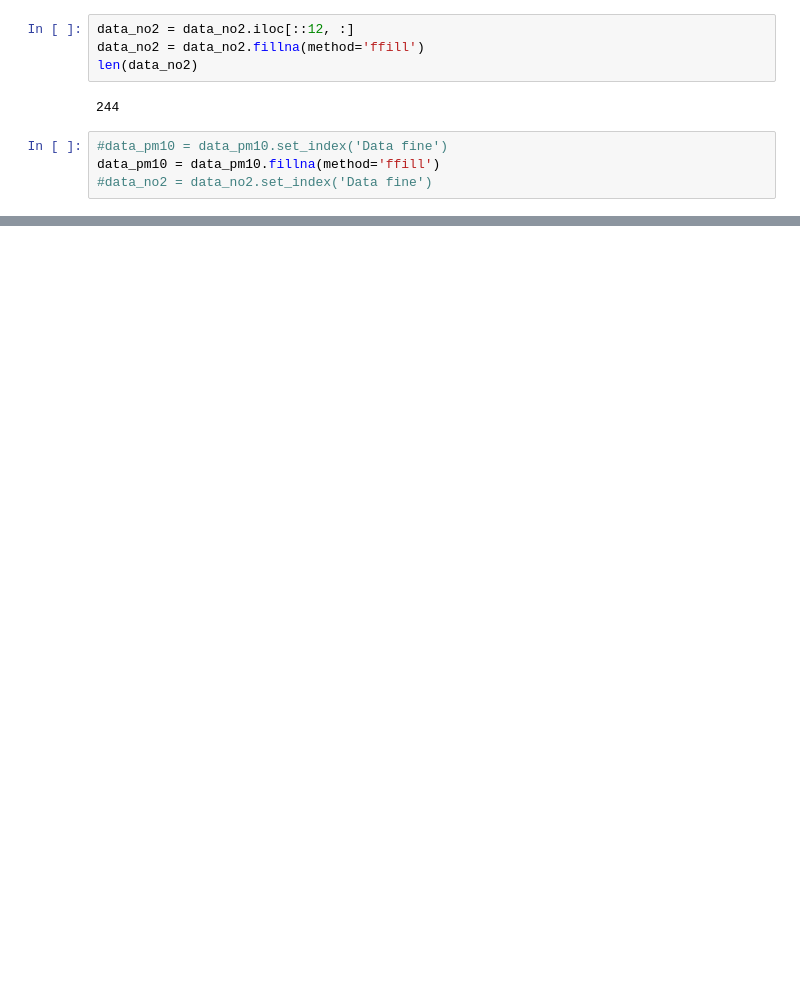
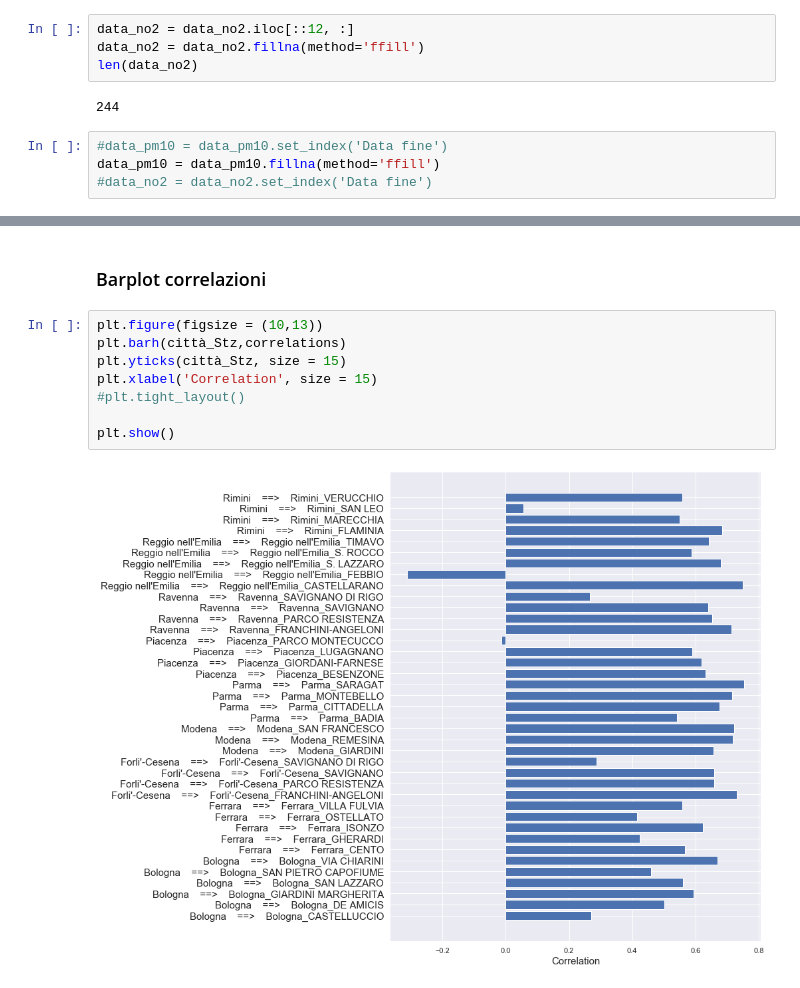
Before and after one commit to alketcecaj12/FlussiMTS, a Jupyter notebook: Inquinamento.ipynb, the cells around one changed output, grey strips where cells are left out. Cells and saved outputs as stored; diff of their text form; blank space fills up the shorter version.

```diff
--- a/Inquinamento.ipynb
+++ b/Inquinamento.ipynb
@@ -80,0 +244,12 @@ ValueError: ('Unknown string format:', '01/01/2020 12.00.00')
+# %% [markdown]
+### Barplot correlazioni
+# %%
+plt.figure(figsize = (10,13))
+plt.barh(città_Stz,correlations)
+plt.yticks(città_Stz, size = 15)
+plt.xlabel('Correlation', size = 15)
+#plt.tight_layout()
+
+plt.show()
+# %% [output]
+[figure, added]
```
Also changed, not shown: parts of 14 cells of this notebook, 17 other files.
